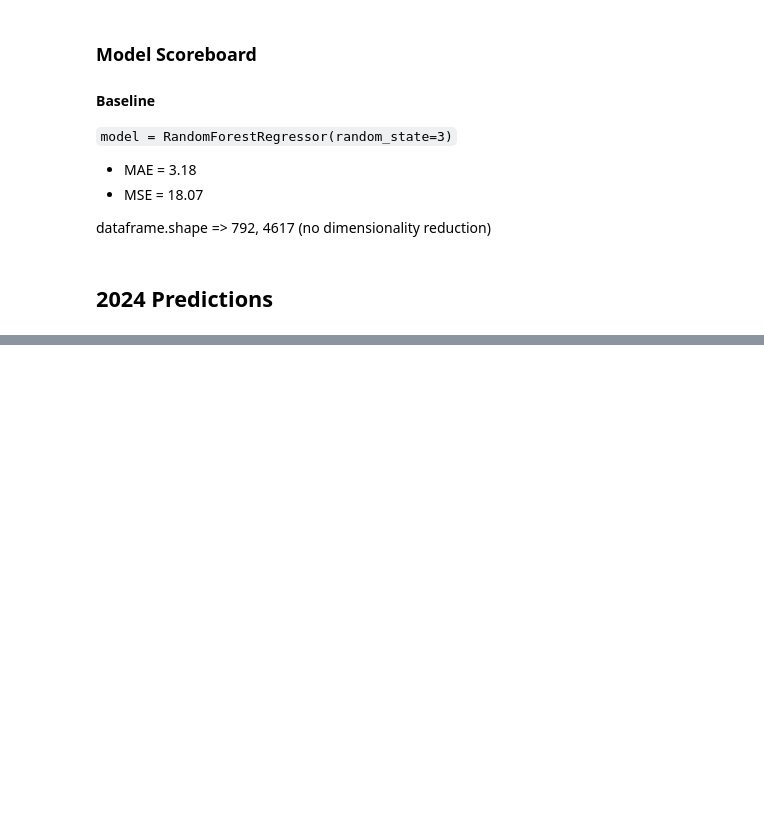
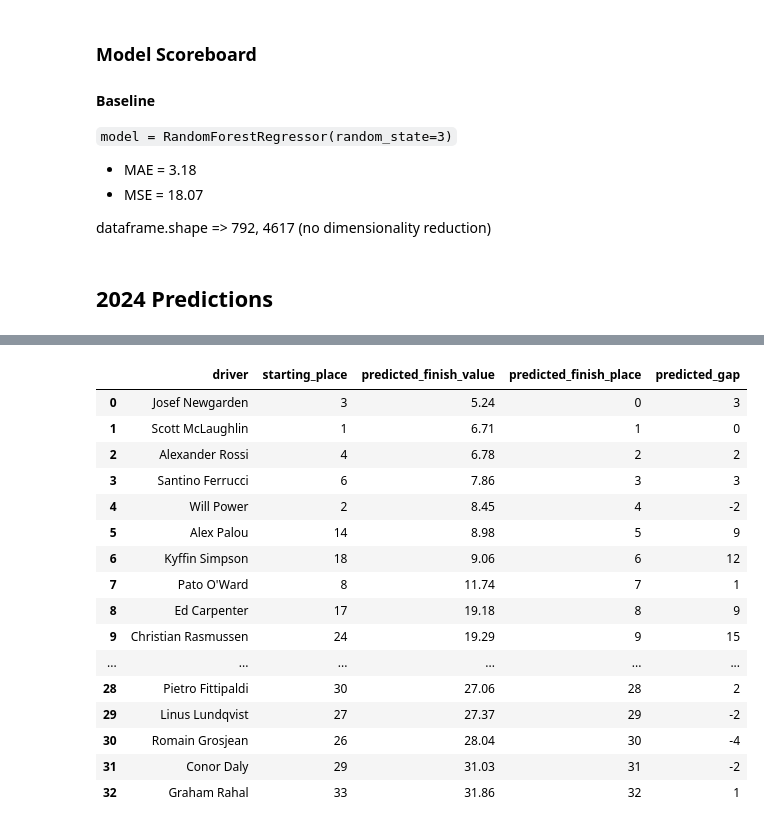
Before and after one commit to jacob-danner/machine-learning-experiments, a Jupyter notebook: INDY-500/modeling.ipynb, the cells around one changed output, grey strips where cells are left out. Saved outputs shown, nothing was run; the diff lists cells and outputs as text; code cells hidden in the pictures; blank space fills up the shorter version.

Commit message:
predict!

```diff
--- a/INDY-500/modeling.ipynb
+++ b/INDY-500/modeling.ipynb
@@ -251,0 +246,5 @@ df_2024
+# %%
+from pickle import load
+
+with open("RandomForestRegressor.pkl", "rb") as f:
+    model = load(f)
@@ -251,0 +271,37 @@ df_2024
+# %%
+preds_2024 = model.predict(X_2024)
+preds_2024
+
+predicted_df = (
+    pd.DataFrame(
+        data = {
+            "driver": df_2024.driver,
+            "starting_place": pd.read_csv('race_stats_2024.csv').start,
+            "predicted_finish_value": preds_2024,
+        }
+    )
+    .sort_values(by='predicted_finish_value')
+    .assign(predicted_finish_place=list(range(33)))
+    .assign(predicted_gap=lambda df_: df_.starting_place - df_.predicted_finish_place)
+    .reset_index(drop=True)
+)
+
+predicted_df
+# %% [output]
+|  | driver | starting_place | predicted_finish_value | predicted_finish_place | predicted_gap |
+| 0 | Josef Newgarden | 3 | 5.24 | 0 | 3 |
+| 1 | Scott McLaughlin | 1 | 6.71 | 1 | 0 |
+| 2 | Alexander Rossi | 4 | 6.78 | 2 | 2 |
+| 3 | Santino Ferrucci | 6 | 7.86 | 3 | 3 |
+| 4 | Will Power | 2 | 8.45 | 4 | -2 |
+| 5 | Alex Palou | 14 | 8.98 | 5 | 9 |
+| 6 | Kyffin Simpson | 18 | 9.06 | 6 | 12 |
+| 7 | Pato O'Ward | 8 | 11.74 | 7 | 1 |
+| 8 | Ed Carpenter | 17 | 19.18 | 8 | 9 |
+| 9 | Christian Rasmussen | 24 | 19.29 | 9 | 15 |
+| ... | ... | ... | ... | ... | ... |
+| 28 | Pietro Fittipaldi | 30 | 27.06 | 28 | 2 |
+| 29 | Linus Lundqvist | 27 | 27.37 | 29 | -2 |
+| 30 | Romain Grosjean | 26 | 28.04 | 30 | -4 |
+| 31 | Conor Daly | 29 | 31.03 | 31 | -2 |
+| 32 | Graham Rahal | 33 | 31.86 | 32 | 1 |
```
Also changed, not shown: parts of 8 cells of this notebook, 2 other files.
